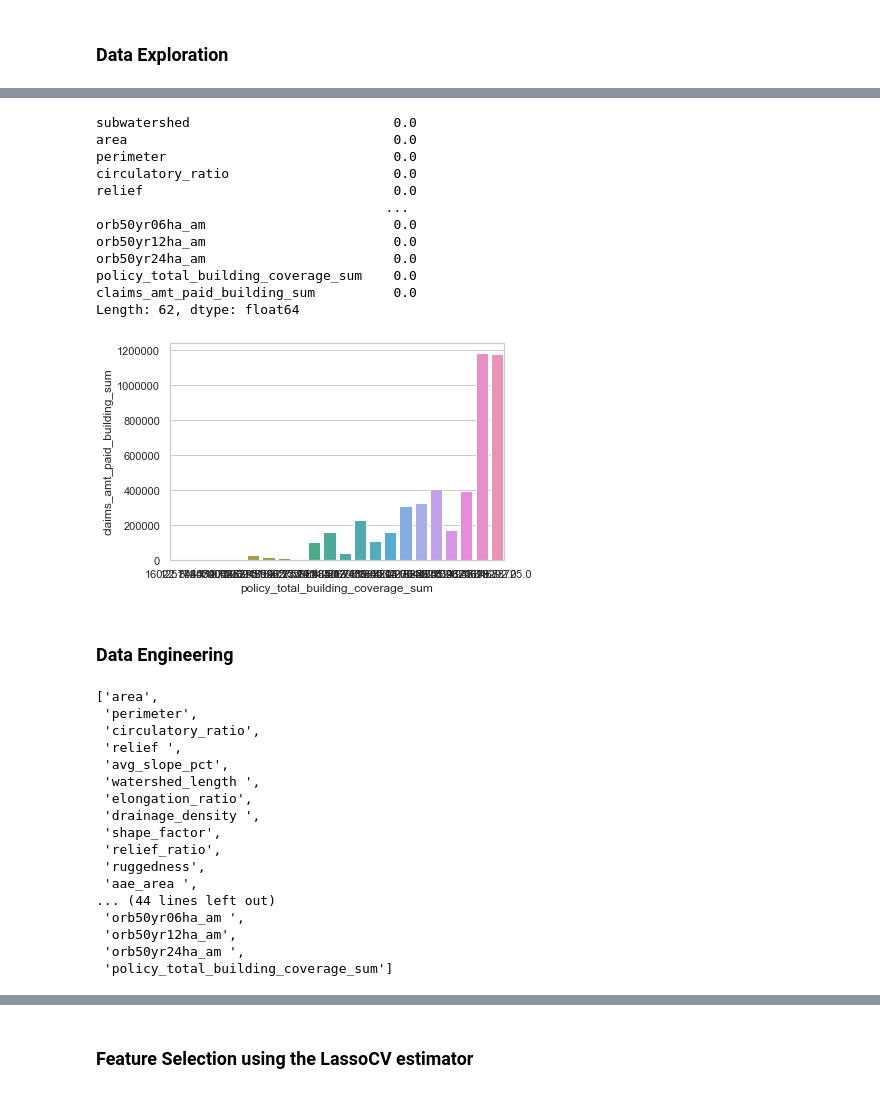
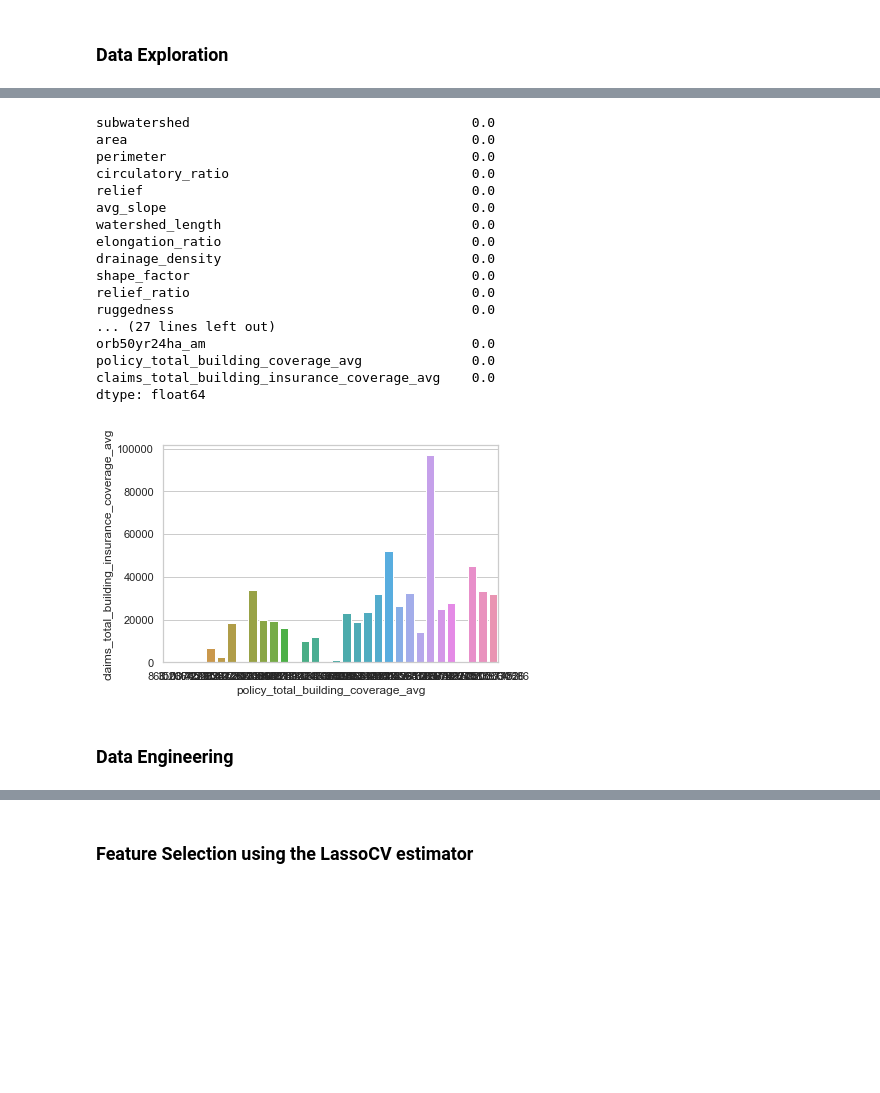
Before and after one commit to jasonMatney/IndianaRisk, a Jupyter notebook: Indiana Flood Risk - Deep Learning.ipynb, the cells around one changed output, grey strips where cells are left out. Cells and saved outputs as stored; diff of their text form; code cells hidden in the pictures; blank space fills up the shorter version.

Commit message:
major update including adding data results

```diff
--- a/Indiana Flood Risk - Deep Learning.ipynb
+++ b/Indiana Flood Risk - Deep Learning.ipynb
@@ -12,2 +13,2 @@ import seaborn as sns  #Seaborn is another powerful visulization library for Pyt
 # %%
-df = pd.read_excel("C:\\Users\jmatney\Documents\ML Research\data\IN_22HUCS_05062020.xlsx")
+df = pd.read_excel("C:\\Users\jmatney\Documents\GitHub\IndianaRIsk\data\IN_22HUCS_05062020_new.xlsx")
@@ -90,25 +57,31 @@ array([[<matplotlib.axes._subplots.AxesSubplot object at 0x...>,
 # %%
 df.isnull().sum()/df.shape[0] * 100
 # %% [output]
-subwatershed                          0.0
-area                                  0.0
-perimeter                             0.0
-circulatory_ratio                     0.0
-relief                                0.0
-                                     ...
-orb50yr06ha_am                        0.0
-orb50yr12ha_am                        0.0
-orb50yr24ha_am                        0.0
-policy_total_building_coverage_sum    0.0
-claims_amt_paid_building_sum          0.0
-Length: 62, dtype: float64
+subwatershed                                    0.0
+area                                            0.0
+perimeter                                       0.0
+circulatory_ratio                               0.0
+relief                                          0.0
+avg_slope                                       0.0
+watershed_length                                0.0
+elongation_ratio                                0.0
+drainage_density                                0.0
+shape_factor                                    0.0
+relief_ratio                                    0.0
+ruggedness                                      0.0
+... (27 lines left out)
+orb50yr24ha_am                                  0.0
+policy_total_building_coverage_avg              0.0
+claims_total_building_insurance_coverage_avg    0.0
+dtype: float64
 # %%
 sns.set(style="whitegrid")
+# actuaries prefer averages
 
-#Create the bar plot for Average Sales acrss different Seasons
-ax = sns.barplot(x="policy_total_building_coverage_sum", y="claims_amt_paid_building_sum", data=df)
+# Create the bar plot for Average Sales acrss different Seasons
+ax = sns.barplot(x="policy_total_building_coverage_avg", y="claims_total_building_insurance_coverage_avg", data=df)
 # %% [output]
-[figure, old version]
+[figure, new version]
 # %% [markdown]
 ### Data Engineering
 # %%
@@ -118,24 +91,4 @@ test = [x for x in df if x != "claims_amt_paid_building_sum"]
 numeric_columns = [x for x in test if x != "subwatershed"]
-# %%
-numeric_columns
-# %% [output]
-['area',
- 'perimeter',
- 'circulatory_ratio',
- 'relief ',
- 'avg_slope_pct',
- 'watershed_length ',
- 'elongation_ratio',
- 'drainage_density ',
- 'shape_factor',
- 'relief_ratio',
- 'ruggedness',
- 'aae_area ',
-... (44 lines left out)
- 'orb50yr06ha_am ',
- 'orb50yr12ha_am',
- 'orb50yr24ha_am ',
- 'policy_total_building_coverage_sum']
 # %%
 print("Shape of Data:",df.shape)
 print("Distinct Datatypes:",df.dtypes.unique())
```
Also changed, not shown: parts of 55 cells of this notebook, 9 other files.
